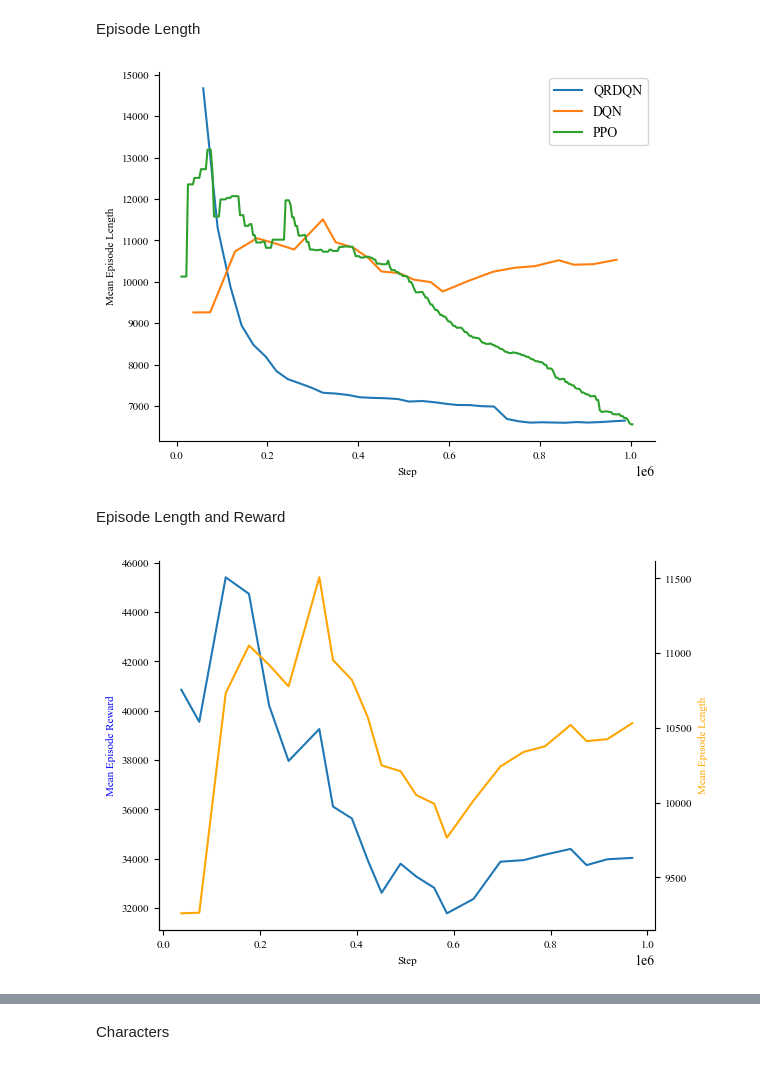
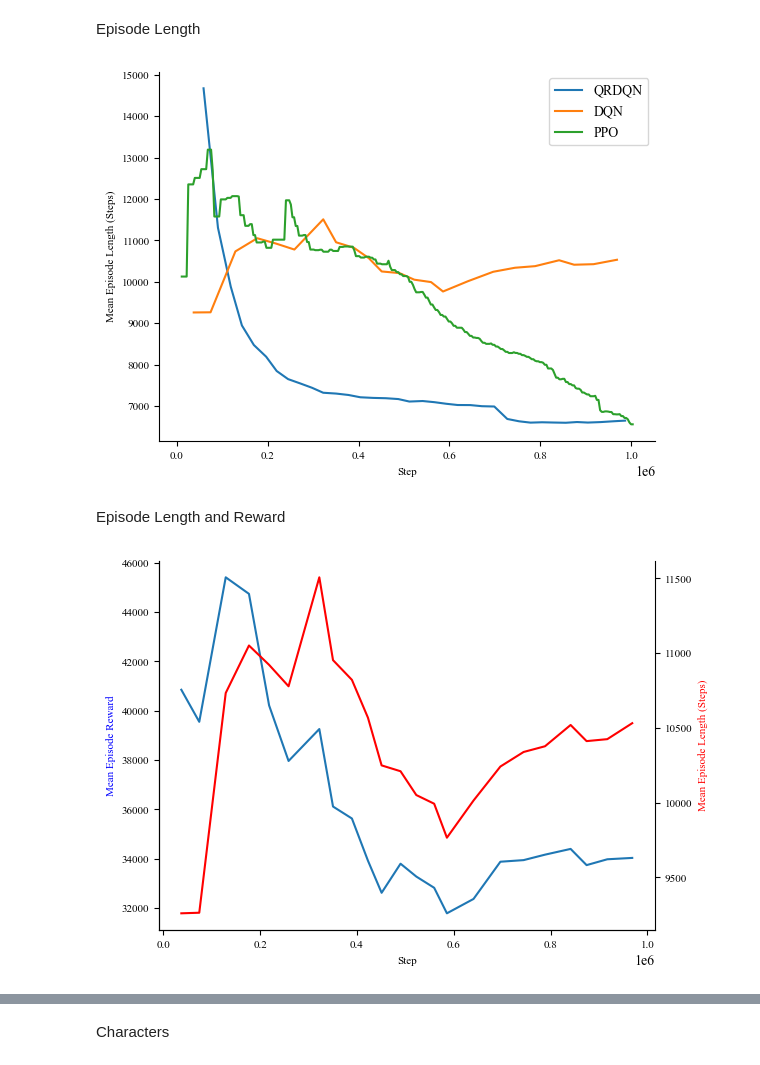
Before and after one commit to rreece15/RL-Project, a Jupyter notebook: graphing.ipynb, the cells around one changed output, grey strips where cells are left out. Saved outputs shown, nothing was run; the diff lists cells and outputs as text; code cells hidden in the pictures.

```diff
--- a/graphing.ipynb
+++ b/graphing.ipynb
@@ -16,10 +16,10 @@ QRDQN_losses = QRDQN_losses.set_index('Step')
 QRDQN_ep_rew = QRDQN_ep_rew.set_index('Step')
 QRDQN_ep_len = QRDQN_ep_len.set_index('Step')
 # %%
-DQN_ep_len = pd.read_csv('./data/DQN/ryu_ep_len.csv')
-DQN_ep_rew = pd.read_csv('./data/DQN/ryu_ep_rew.csv')
-DQN_wins = pd.read_csv('./data/DQN/ryu_matches_won.csv')
-DQN_losses = pd.read_csv('./data/DQN/ryu_matches_lost.csv')
+DQN_ep_len = pd.read_csv('./data/DQN/Ryu/DQN_Ryu_ep_len.csv')
+DQN_ep_rew = pd.read_csv('./data/DQN/Ryu/DQN_Ryu_ep_rew.csv')
+DQN_wins = pd.read_csv('./data/DQN/Ryu/DQN_Ryu_matches_won.csv')
+DQN_losses = pd.read_csv('./data/DQN/Ryu/DQN_Ryu_matches_lost.csv')
 DQN_wins = DQN_wins.set_index('Step')
 DQN_losses = DQN_losses.set_index('Step')
 DQN_ep_rew = DQN_ep_rew.set_index('Step')
@@ -87,36 +89,36 @@ ax1.plot(DQN_ep_len.index, DQN_ep_len['Value'],label='DQN')
 ax1.plot(PPO_ep_len.index, PPO_ep_len['Value'],label='PPO')
 plt.xlabel('Step',fontsize=8)
 ax1.spines[['right','top']].set_visible(False)
-plt.ylabel('Mean Episode Length',fontsize=8)
+plt.ylabel('Mean Episode Length (Steps)',fontsize=8)
 plt.xticks(fontsize=8)
 plt.yticks(fontsize=8)
 plt.rcParams["font.family"]="Times New Roman"
 plt.legend(loc='upper right')
 plt.show()
 # %% [output]
-[figure, old version]
+[figure, new version]
 # %% [markdown]
 Episode Length and Reward
 # %%
 fig, ax1 = plt.subplots()
 ax1.plot(DQN_ep_rew.index, DQN_ep_rew['Value'])
 # ax1.plot(PPO_ep_len.index, PPO_ep_len['Value'])
 plt.xlabel('Step',fontsize=8)
 ax1.spines[['right','top']].set_visible(False)
 plt.ylabel('Mean Episode Reward',fontsize=8,color='b')
 plt.xticks(fontsize=8)
 plt.yticks(fontsize=8)
 plt.rcParams["font.family"]="Times New Roman"
 ax2 = ax1.twinx()
 ax2.spines[['top']].set_visible(False)
-ax2.plot(DQN_ep_len.index, DQN_ep_len['Value'],color='orange')
-ax2.set_ylabel('Mean Episode Length (Steps)',fontsize=8,color='orange')
+ax2.plot(DQN_ep_len.index, DQN_ep_len['Value'],color='red')
+ax2.set_ylabel('Mean Episode Length (Steps)',fontsize=8,color='red')
 plt.xticks(fontsize=8)
 plt.yticks(fontsize=8)
 plt.rcParams["font.family"]="Times New Roman"
 plt.show()
 # %% [output]
-[figure, old version]
+[figure, new version]
 # %%
 fig, ax1 = plt.subplots()
 ax1.plot(QRDQN_ep_rew.index, QRDQN_ep_rew['Value'])
```
Also changed, not shown: parts of 10 cells of this notebook, 14 other files.
